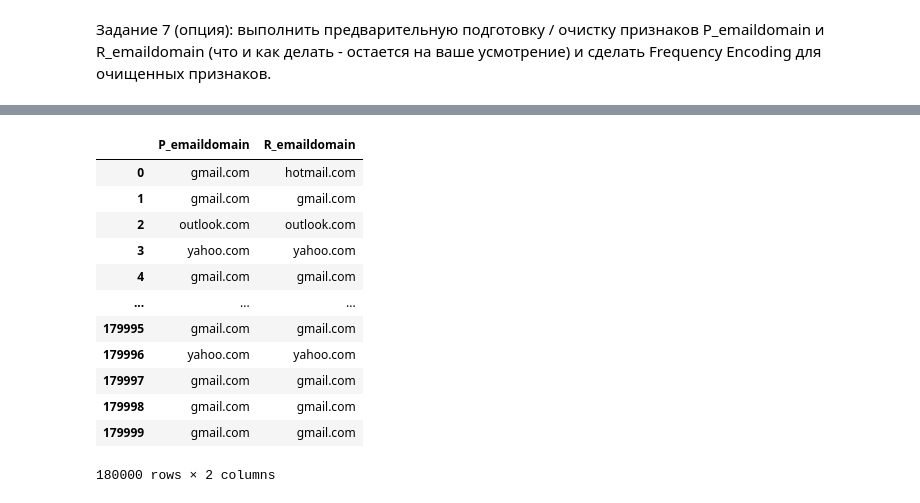
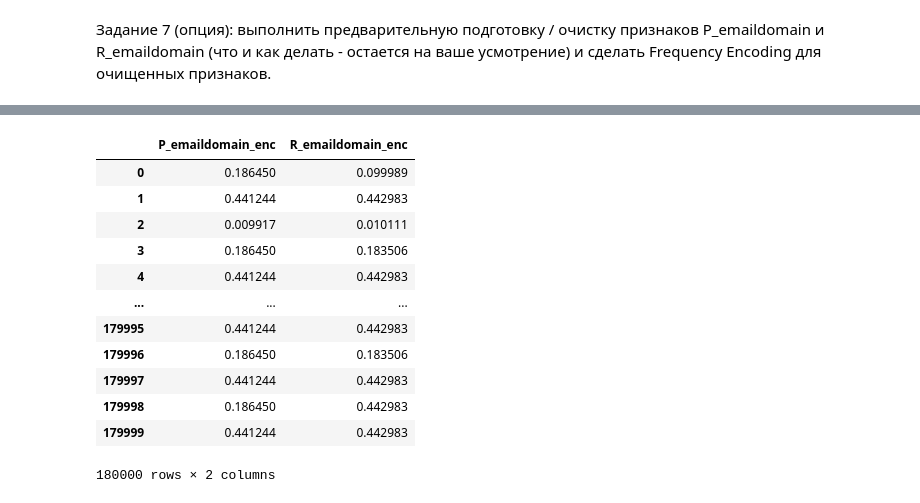
Before and after one commit to Dvk2002/Kaggle, a Jupyter notebook: HW4.ipynb, the cells around one changed output, grey strips where cells are left out. Cells and saved outputs as stored; diff of their text form; code cells hidden in the pictures.

```diff
--- a/HW4.ipynb
+++ b/HW4.ipynb
@@ -268,19 +268,19 @@ memory usage: 357.6 KB
 # %%
 features=['P_emaildomain','R_emaildomain']
 x_t=freq_enc(x_t,features)
-# %%
-x_t[['P_emaildomain','R_emaildomain']]
-# %% [output]
-|  | P_emaildomain | R_emaildomain |
-| 0 | gmail.com | hotmail.com |
-| 1 | gmail.com | gmail.com |
-| 2 | outlook.com | outlook.com |
-| 3 | yahoo.com | yahoo.com |
-| 4 | gmail.com | gmail.com |
-| ... | ... | ... |
-| 179995 | gmail.com | gmail.com |
-| 179996 | yahoo.com | yahoo.com |
-| 179997 | gmail.com | gmail.com |
-| 179998 | gmail.com | gmail.com |
-| 179999 | gmail.com | gmail.com |
-180000 rows × 2 columns
+# %%
+x_t[['P_emaildomain_enc','R_emaildomain_enc']]
+# %% [output]
+|  | P_emaildomain_enc | R_emaildomain_enc |
+| 0 | 0.186450 | 0.099989 |
+| 1 | 0.441244 | 0.442983 |
+| 2 | 0.009917 | 0.010111 |
+| 3 | 0.186450 | 0.183506 |
+| 4 | 0.441244 | 0.442983 |
+| ... | ... | ... |
+| 179995 | 0.441244 | 0.442983 |
+| 179996 | 0.186450 | 0.183506 |
+| 179997 | 0.441244 | 0.442983 |
+| 179998 | 0.186450 | 0.442983 |
+| 179999 | 0.441244 | 0.442983 |
+180000 rows × 2 columns
```
Also changed, not shown: parts of 2 cells of this notebook.
